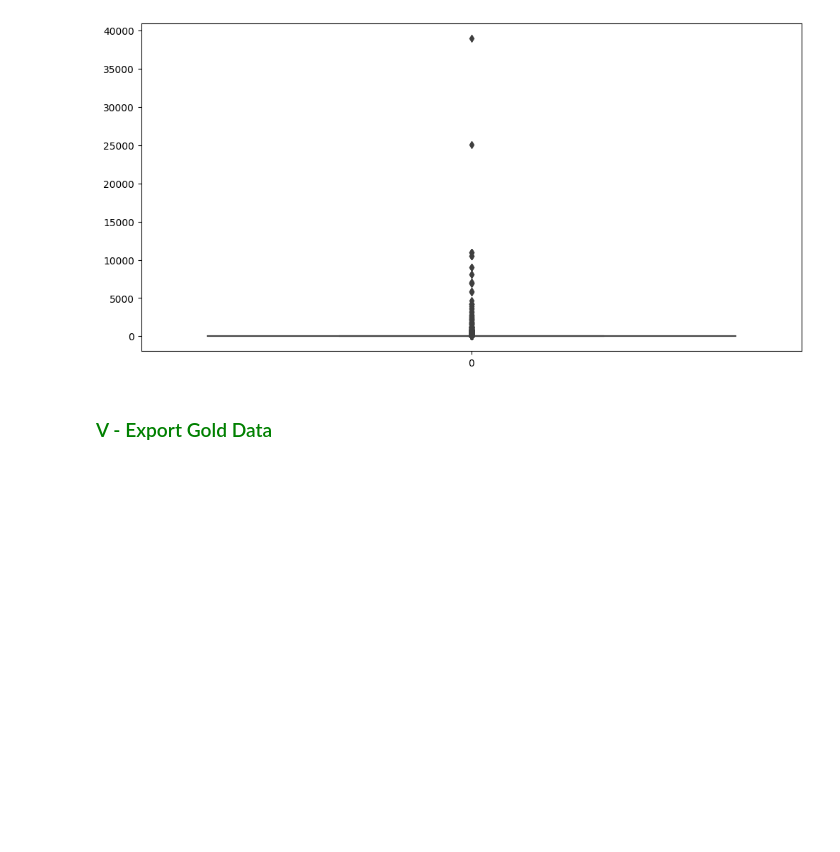
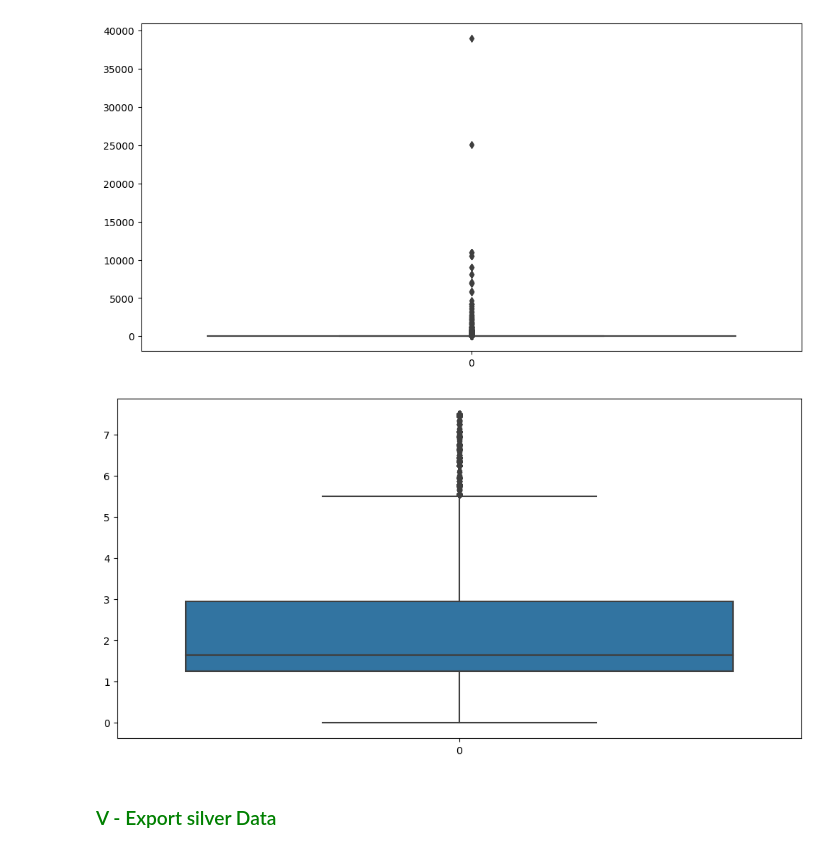
Before and after one commit to Noura-ou/projet_segmentation_client, a Jupyter notebook: src/01- Data_Cleaning.ipynb, the cells around one changed output. Cells and saved outputs as stored; diff of their text form; code cells hidden in the pictures; blank space fills up the shorter version.

```diff
--- a/src/01- Data_Cleaning.ipynb
+++ b/src/01- Data_Cleaning.ipynb
@@ -173,7 +178,22 @@ plt.subplots(figsize = (12, 6))
 up = sns.boxplot(df.unit_price)
 # %% [output]
 [figure]
+# %%
+Q1 = np.percentile(df['unit_price'], 25)
+Q3 = np.percentile(df['unit_price'], 75)
+IQR = Q3 - Q1
+# %%
+lower_threshold = Q1 - 1.5 * IQR
+upper_threshold = Q3 + 1.5 * IQR
+# %%
+data_without_outliers = df[(df['unit_price'] >= lower_threshold) & (df['unit_price'] <= upper_threshold)]
+# %%
+# Plot a boxplot for unit_price to see if there are any outliers. If there are, remove those instances:
+plt.subplots(figsize = (12, 6))
+up = sns.boxplot(data_without_outliers.unit_price)
+# %% [output]
+[figure, added]
 # %% [markdown]
-### <font color="green"> V - Export Gold Data </font>
+### <font color="green"> V - Export silver Data </font>
 # %%
 #EXporter la data dans un Csv
```
Also changed, not shown: parts of 3 cells of this notebook, 6 other files.
